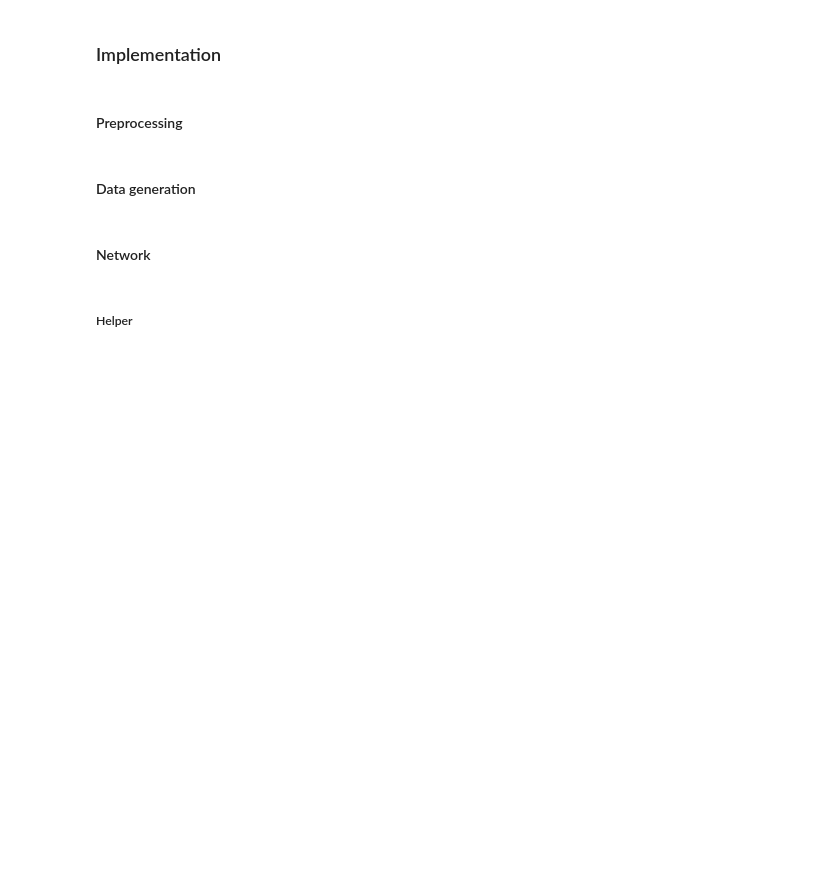
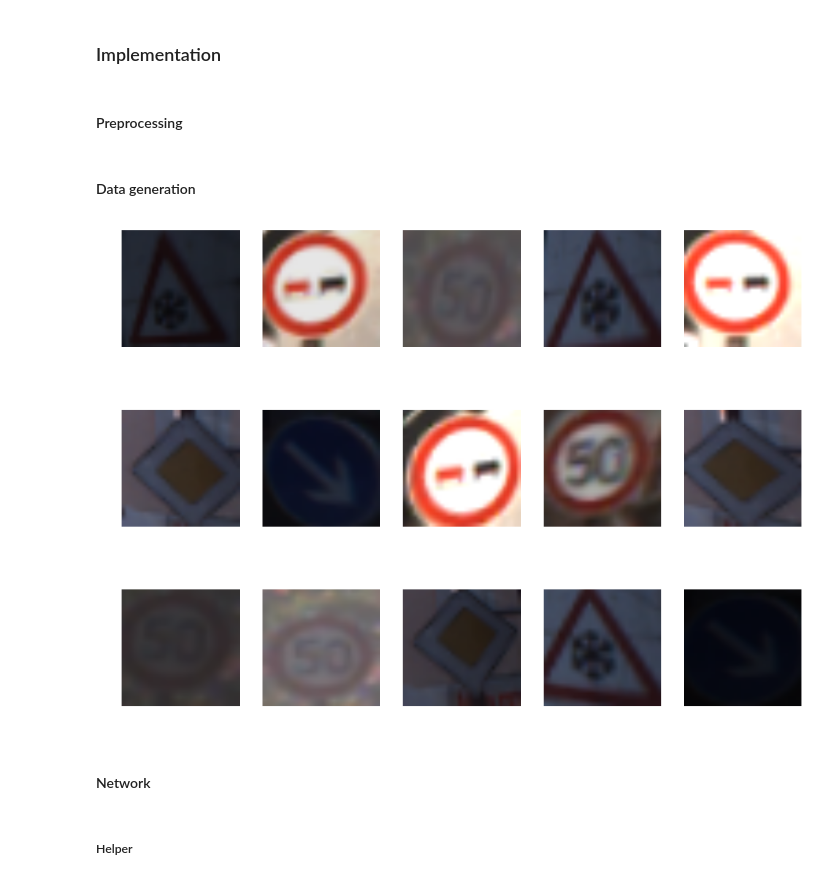
Before and after one commit to pkern90/traffic-signs, a Jupyter notebook: Traffic_Signs_Recognition.ipynb, the cells around one changed output. Drawn from its saved outputs; the diff is of its cells as text; code cells hidden in the pictures; blank space fills up the shorter version.

```diff
--- a/Traffic_Signs_Recognition.ipynb
+++ b/Traffic_Signs_Recognition.ipynb
@@ -197,14 +197,17 @@ train_features, valid_features, train_labels, valid_labels = train_test_split(
 
 train_all_features, train_all_labels = shuffle(processed_X_train, y_train_onehot, random_state=0)
 valid_features, valid_labels = shuffle(valid_features, valid_labels, random_state=0)
+train_features, train_labels = shuffle(train_features, train_labels, random_state=0)
 
 train_labels = np.array(train_labels)
 valid_labels = np.array(valid_labels)
 
 valid_labels_cls = lb.inverse_transform(valid_labels)
+train_labels_cls = lb.inverse_transform(train_labels)
 
 test_features = preprocess_images(X_test)
 test_labels = np.array(y_test_onehot)
+test_labels_cls = lb.inverse_transform(test_labels)
 # %% [markdown]
 #### Data generation
 # %%
@@ -245,9 +248,9 @@ def create_variants(image, border, brightness_var):
     warped = random_transform(new_image, border)
     return random_brightness(warped, brightness_var)
 # %%
-n_transforms = 5
-border = 8
-brightness_var = 0.8
+n_transforms = 3
+border = 6
+brightness_var = 0.4
 image_variants = np.ndarray(shape=(train_features.shape[0]*n_transforms, *image_shape), dtype=float)
 variants_labels = np.ndarray(shape=(train_features.shape[0]*n_transforms, n_classes), dtype=float)
 
@@ -257,4 +260,8 @@ for i, (image, cls) in enumerate(zip(train_features, train_labels)):
     image_variants[start_i:end_i] = np.array([create_variants(image, border, brightness_var)
                                               for i in range(n_transforms)])
     variants_labels[start_i:end_i] = cls
+# %%
+plot_signs(image_variants[10000:10015], rows=3, cols=5)
+# %% [output]
+[figure, added]
 # %%
```
Also changed, not shown: parts of 18 cells of this notebook.
